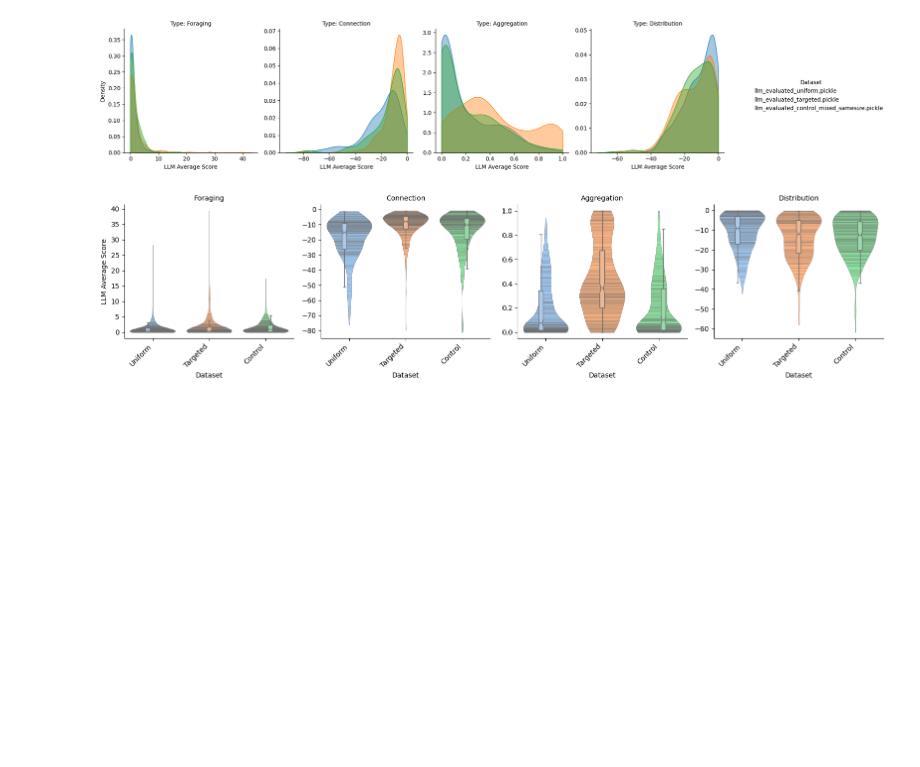
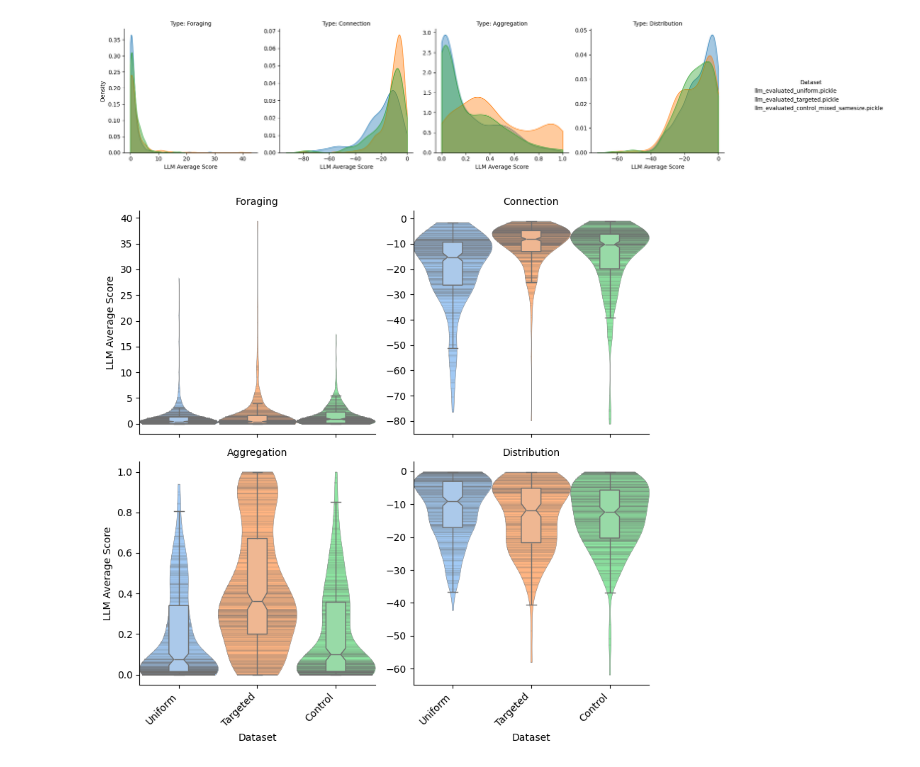
Before and after one commit to julianjandeleit/thesis_llm_collective_behavior_generation, a Jupyter notebook: analysis_notebooks/exp_result_guided.ipynb, the cells around one changed output. Drawn from its saved outputs; the diff is of its cells as text; code cells hidden in the pictures; blank space fills up the shorter version.

```diff
--- a/analysis_notebooks/exp_result_guided.ipynb
+++ b/analysis_notebooks/exp_result_guided.ipynb
@@ -77,13 +77,13 @@ import seaborn as sns
 import matplotlib.pyplot as plt
 
 # Create the FacetGrid with violin plots
-g = sns.FacetGrid(df_combined, col='type', height=4, aspect=1, sharex=True, sharey=False)
+g = sns.FacetGrid(df_combined, col='type', height=4, aspect=1, sharex=True, sharey=False,col_wrap=2)
 
 # Violin plot with one side and density normalization
 g.map_dataframe(sns.violinplot, x='Dataset', y='llm_avg_score', hue='Dataset',
-                split=False, inner='stick', density_norm='area',
+                split=False, inner='stick', density_norm='width',
                 palette="pastel", cut=0, dodge=False, native_scale=True, legend="auto",
-                saturation=1.0, linewidth=0.33,width=0.25)
+                saturation=1.0, linewidth=0.33,width=1.0)
 
 # Overlay notched boxplots
 g.map_dataframe(sns.boxplot, x='Dataset', y='llm_avg_score', hue='Dataset',
@@ -91,34 +91,34 @@ g.map_dataframe(sns.boxplot, x='Dataset', y='llm_avg_score', hue='Dataset',
                 fliersize=0, notch=True, linewidth=1.0)
 
 # Set titles and labels
 g.set_titles(col_template='{col_name}')
 g.set_axis_labels('Dataset', 'LLM Average Score')
 
 # Rename x-axis labels to shorter names
 label_mapping = {
     'llm_evaluated_uniform.pickle': 'Uniform',
     'llm_evaluated_targeted.pickle': 'Targeted',
     'llm_evaluated_control_mixed_samesize.pickle': 'Control'
 }
 
 # Manually replace the Dataset values in the plot
 for ax in g.axes.flat:
     # Get the current x-ticks
     current_ticks = ax.get_xticks()
 
     # Explicitly set the new tick labels and positions
     new_labels = [label_mapping.get(df_combined['Dataset'].unique()[int(tick)], 'Unknown') for tick in current_ticks]
     ax.set_xticks(current_ticks)  # Ensure the ticks are set first
     ax.set_xticklabels(new_labels, rotation=45, ha='right')
 
 # Set log scale for the y-axis of the first facet (e.g., for the first facet in the first row)
 #g.axes[0, 0].set_yscale('log')  # Set log scale for the y-axis of the first facet
 
 # Show the plot
 g.tight_layout()
 plt.show()
 # %% [output]
-[figure, old version]
+[figure, new version]
 # %%
 # Calculate min, mean, and max of 'llm_avg_score' grouped by 'type' and 'Dataset'
 summary_stats = df_combined.groupby(['type', 'Dataset'])['llm_avg_score'].agg(['min', 'mean', 'max']).reset_index()
```
Also changed, not shown: parts of 1 cell of this notebook.
